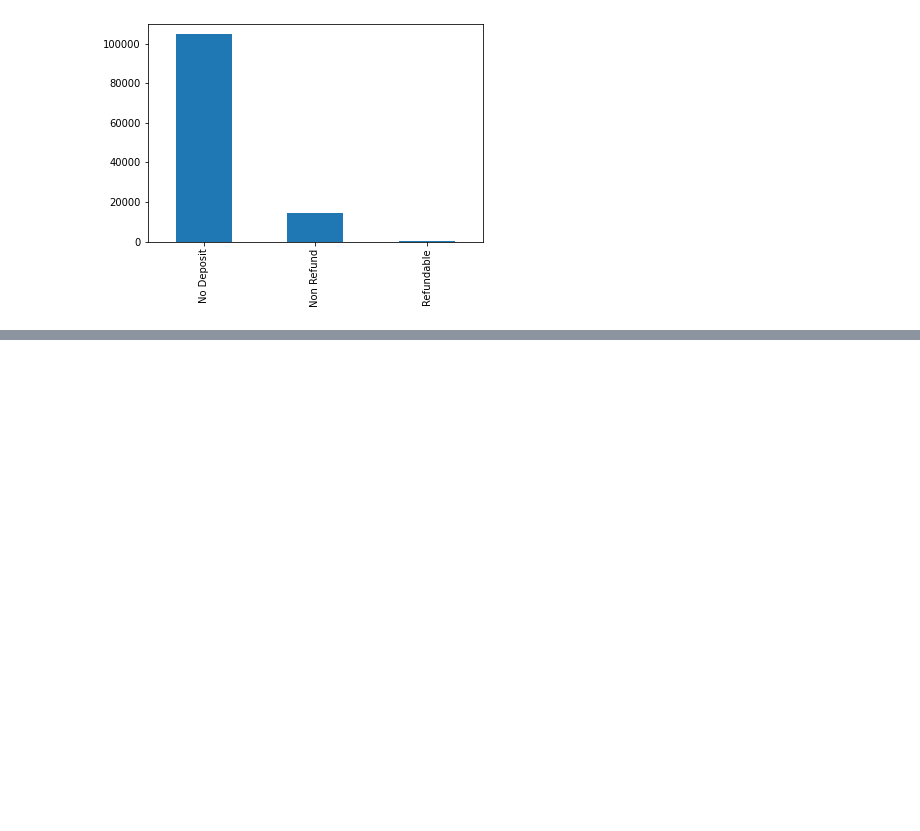
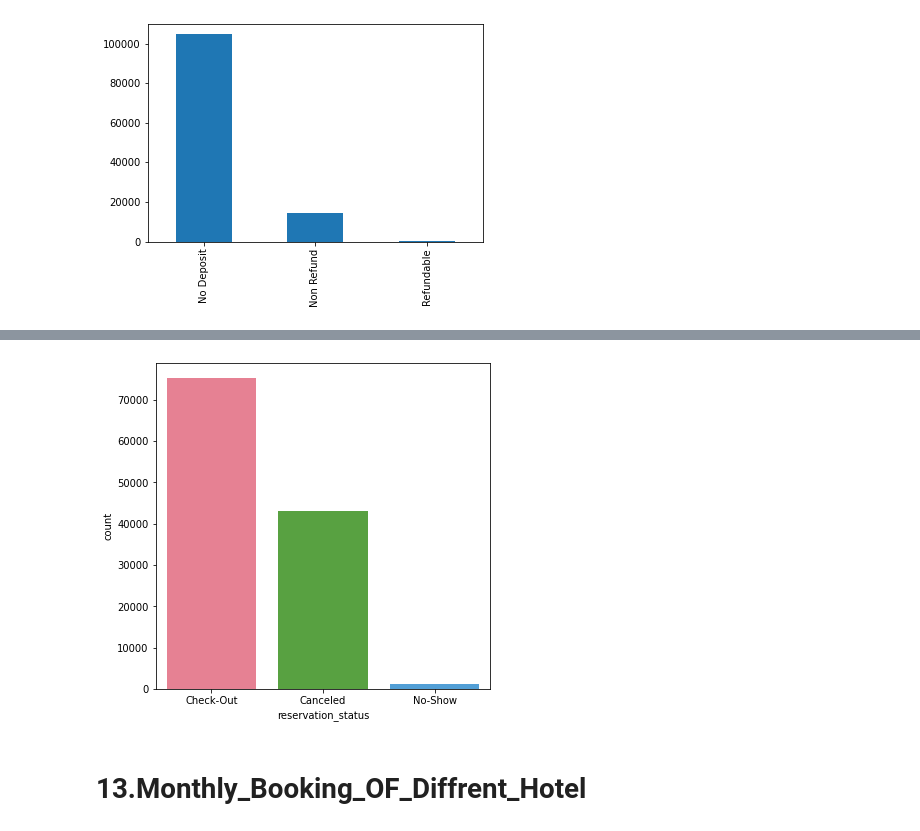
Before and after one commit to ShubhamSanklechaa/Hotel-Booking-Analysis, a Jupyter notebook: 1st_project_of_Hotel_Booking_Analysis_Capstone_Project.ipynb, the cells around one changed output, grey strips where cells are left out. Saved outputs shown, nothing was run; the diff lists cells and outputs as text; code cells hidden in the pictures; blank space fills up the shorter version.

```diff
--- a/1st_project_of_Hotel_Booking_Analysis_Capstone_Project.ipynb
+++ b/1st_project_of_Hotel_Booking_Analysis_Capstone_Project.ipynb
@@ -669,0 +687,8 @@ df.deposit_type.value_counts().plot.bar()
+# %%
+plt.figure(figsize=(6,6))
+sns.countplot(df['reservation_status'], palette='husl')
+plt.show()
+# %% [output]
+[figure, added]
+# %% [markdown]
+# 13.Monthly_Booking_OF_Diffrent_Hotel
```
Also changed, not shown: parts of 18 cells of this notebook.
